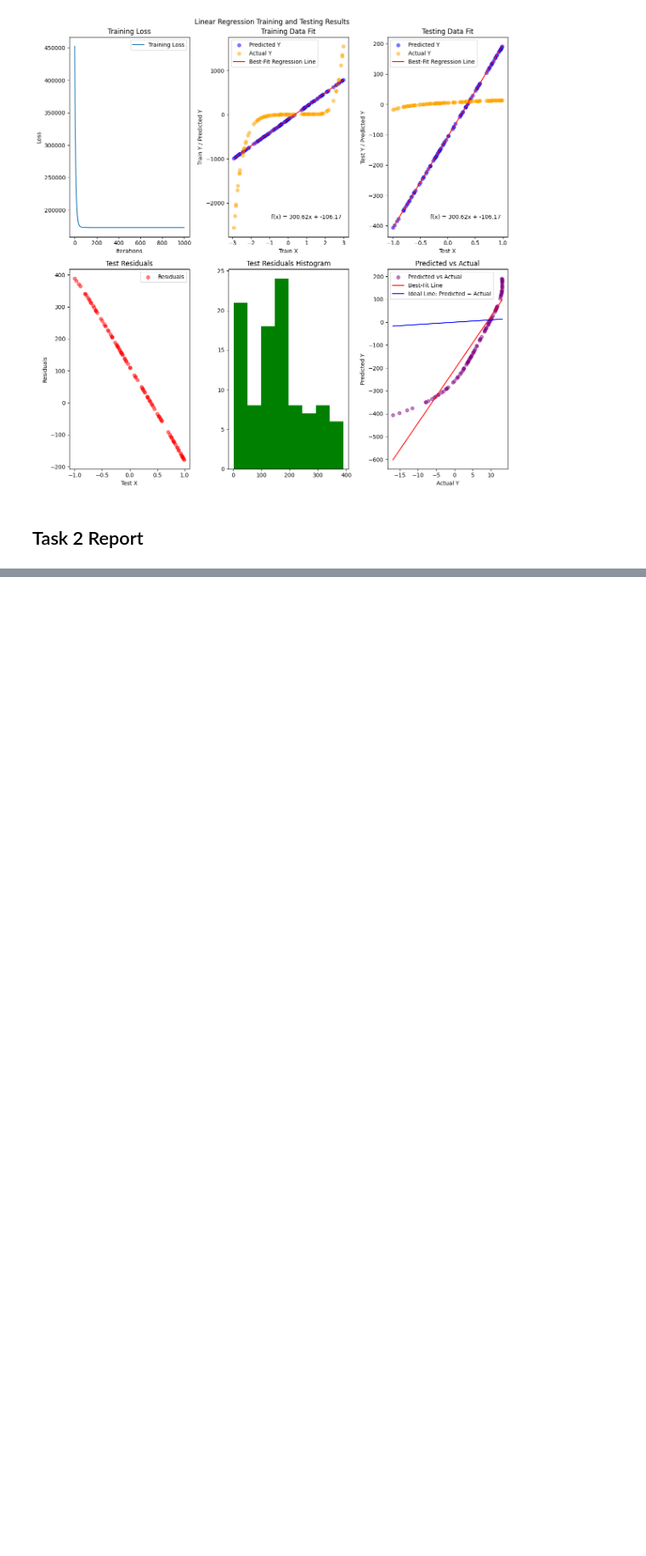
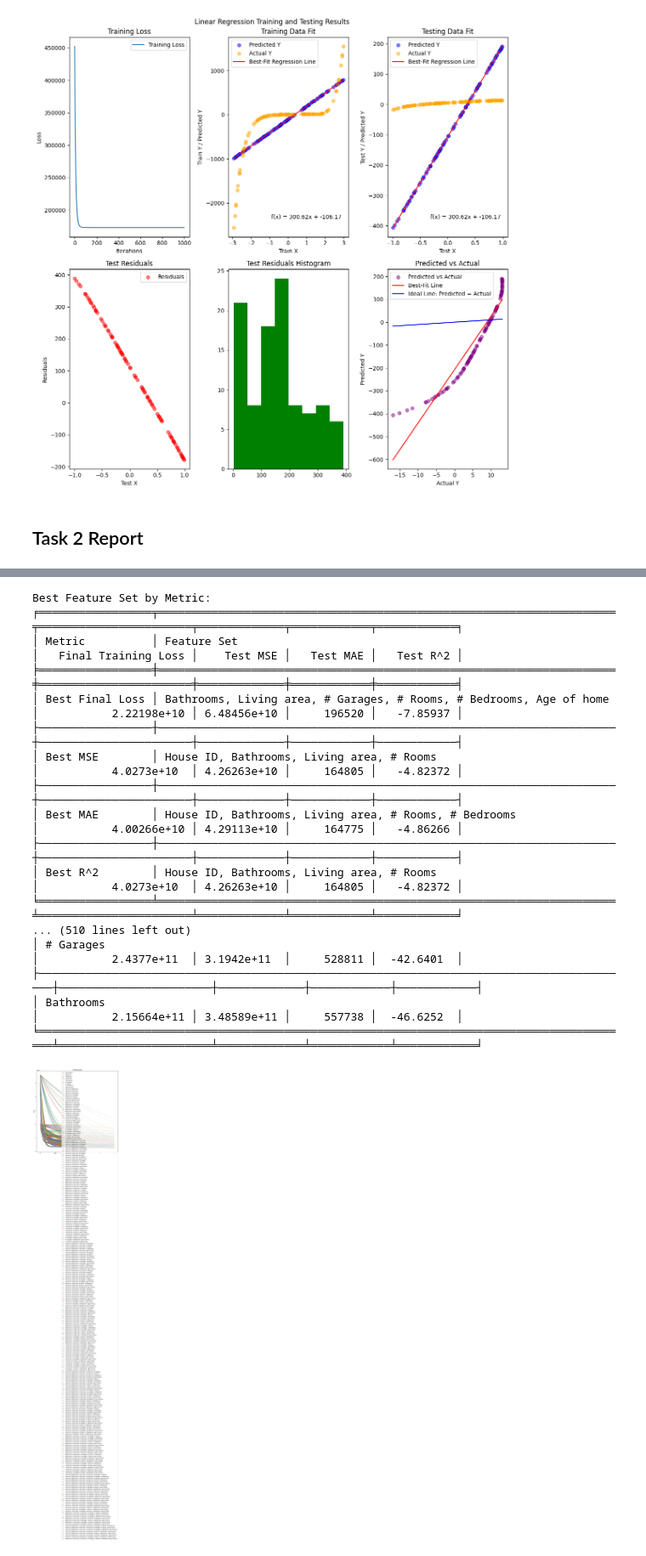
Before and after one commit to cmh02/COMP5630---Machine-Learning, a Jupyter notebook: Assignment1 - Linear Regression/src/assignment1_linearregression.ipynb, the cells around one changed output, grey strips where cells are left out. Shown at 85% size. Drawn from its saved outputs; the diff is of its cells as text; code cells hidden in the pictures; blank space fills up the shorter version.

Commit message:
Implemented task 2, which detects which feature of dataset is best for predictions

```diff
--- a/Assignment1 - Linear Regression/src/assignment1_linearregression.ipynb
+++ b/Assignment1 - Linear Regression/src/assignment1_linearregression.ipynb
@@ -502,0 +573,74 @@ Test metrics: MSE = 35281.33987756846, MAE = 157.46573752234784, R^2 = -690.9018
+# %%
+# Get list of all features
+allFeatures = Task2DataLoader.trainFeatures.columns.tolist()
+
+# Make a plot for model training losses
+fig, axs = plt.subplots(1, 1, figsize=(12, 12))
+axs.set_title("Training Loss")
+axs.set_xlabel("Iterations")
+axs.set_ylabel("Loss")
+
+# Make results dataframe
+resultsDf = pd.DataFrame(columns=["Feature Set", "Final Training Loss", "Test MSE", "Test MAE", "Test R^2"])
+
+# Make model with all features, record metrics in table, and plot training loss
+Task2LinearRegressionModel = LinearRegression(learningRate=0.0001, numIterations=1000, muteOutput=True)
+trainingLosses = Task2LinearRegressionModel.trainModel(Task2DataLoader.trainFeatures.to_numpy(), Task2DataLoader.trainTarget.to_numpy())
+testMeanSquaredError, testMeanAbsoluteError, testRSquared, testPredictionsY = Task2LinearRegressionModel.testModel(Task2DataLoader.testFeatures.to_numpy(), Task2DataLoader.testTarget.to_numpy())
+resultsDf.loc[len(resultsDf)] = [", ".join(allFeatures), trainingLosses[-1], testMeanSquaredError, testMeanAbsoluteError, testRSquared]
+axs.plot(trainingLosses, label="All Features")
+
+# Iterate through all feature subsets using itertools
+for featureGroupSize in tqdm(iterable=range(1, len(allFeatures)), desc="Computing Models For Feature Subsets", unit="group size"):
+	for featureGroup in itertools.combinations(allFeatures, featureGroupSize):
+
+		# Get just the features in this group
+		featureGroupAsList = list(featureGroup)
+		featureGroupAsString = ", ".join(featureGroupAsList)
+		trainFeaturesSubset = Task2DataLoader.trainFeatures[featureGroupAsList]
+		testFeaturesSubset = Task2DataLoader.testFeatures[featureGroupAsList]
+
+		# Train model on this feature subset
+		Task2LinearRegressionModel = LinearRegression(learningRate=0.0001, numIterations=1000, muteOutput=True)
+		trainingLosses = Task2LinearRegressionModel.trainModel(trainFeaturesSubset.to_numpy(), Task2DataLoader.trainTarget.to_numpy())
+		testMeanSquaredError, testMeanAbsoluteError, testRSquared, testPredictionsY = Task2LinearRegressionModel.testModel(testFeaturesSubset.to_numpy(), Task2DataLoader.testTarget.to_numpy())
+		resultsDf.loc[len(resultsDf)] = [featureGroupAsString, trainingLosses[-1], testMeanSquaredError, testMeanAbsoluteError, testRSquared]
+		axs.plot(trainingLosses, label=featureGroupAsString)
+
+# Display best feature set for each metric
+bestFinalLossRow = resultsDf.loc[resultsDf["Final Training Loss"].idxmin()]
+bestMSErow = resultsDf.loc[resultsDf["Test MSE"].idxmin()]
+bestMAErow = resultsDf.loc[resultsDf["Test MAE"].idxmin()]
+bestR2row = resultsDf.loc[resultsDf["Test R^2"].idxmax()]
+bestDf = pd.DataFrame([bestFinalLossRow, bestMSErow, bestMAErow, bestR2row], columns=resultsDf.columns)
+bestDf.insert(0, "Metric", ["Best Final Loss", "Best MSE", "Best MAE", "Best R^2"])
+print(f"\nBest Feature Set by Metric:")
+print(tabulate(bestDf.values, headers=bestDf.columns, tablefmt="fancy_grid"))
+
+# Sort dataframe and print
+resultsDf = resultsDf.sort_values(by="Test R^2", ascending=False)
+print(f"All Feature Set Results:")
+print(tabulate(resultsDf.values, headers=resultsDf.columns, tablefmt="fancy_grid"))
+
+# Show plot
+axs.legend()
+plt.show()
+# %% [output]
+Best Feature Set by Metric:
+╒═════════════════╤═════════════════════════════════════════════════════════════════════╤═══════════════════════╤═════════════╤════════════╤════════════╕
+│ Metric          │ Feature Set                                                         │   Final Training Loss │    Test MSE │   Test MAE │   Test R^2 │
+╞═════════════════╪═════════════════════════════════════════════════════════════════════╪═══════════════════════╪═════════════╪════════════╪════════════╡
+│ Best Final Loss │ Bathrooms, Living area, # Garages, # Rooms, # Bedrooms, Age of home │           2.22198e+10 │ 6.48456e+10 │     196520 │   -7.85937 │
+├─────────────────┼─────────────────────────────────────────────────────────────────────┼───────────────────────┼─────────────┼────────────┼────────────┤
+│ Best MSE        │ House ID, Bathrooms, Living area, # Rooms                           │           4.0273e+10  │ 4.26263e+10 │     164805 │   -4.82372 │
+├─────────────────┼─────────────────────────────────────────────────────────────────────┼───────────────────────┼─────────────┼────────────┼────────────┤
+│ Best MAE        │ House ID, Bathrooms, Living area, # Rooms, # Bedrooms               │           4.00266e+10 │ 4.29113e+10 │     164775 │   -4.86266 │
+├─────────────────┼─────────────────────────────────────────────────────────────────────┼───────────────────────┼─────────────┼────────────┼────────────┤
+│ Best R^2        │ House ID, Bathrooms, Living area, # Rooms                           │           4.0273e+10  │ 4.26263e+10 │     164805 │   -4.82372 │
+╘═════════════════╧═════════════════════════════════════════════════════════════════════╧═══════════════════════╧═════════════╧════════════╧════════════╛
+... (510 lines left out)
+│ # Garages                                                                                │           2.4377e+11  │ 3.1942e+11  │     528811 │  -42.6401  │
+├──────────────────────────────────────────────────────────────────────────────────────────┼───────────────────────┼─────────────┼────────────┼────────────┤
+│ Bathrooms                                                                                │           2.15664e+11 │ 3.48589e+11 │     557738 │  -46.6252  │
+╘══════════════════════════════════════════════════════════════════════════════════════════╧═══════════════════════╧═════════════╧════════════╧════════════╛
+[figure, added]
```
Also changed, not shown: parts of 5 cells of this notebook.
